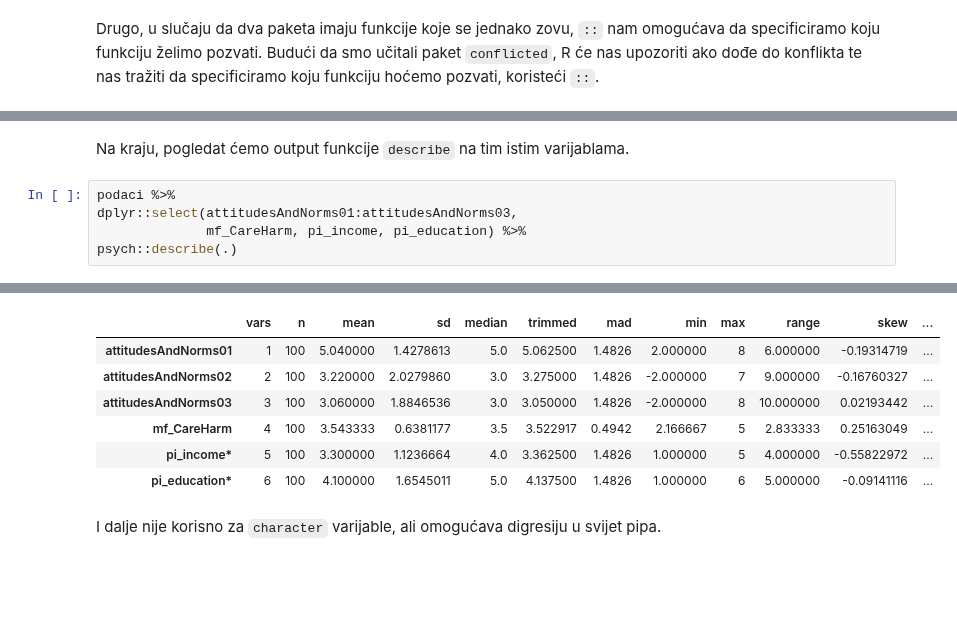
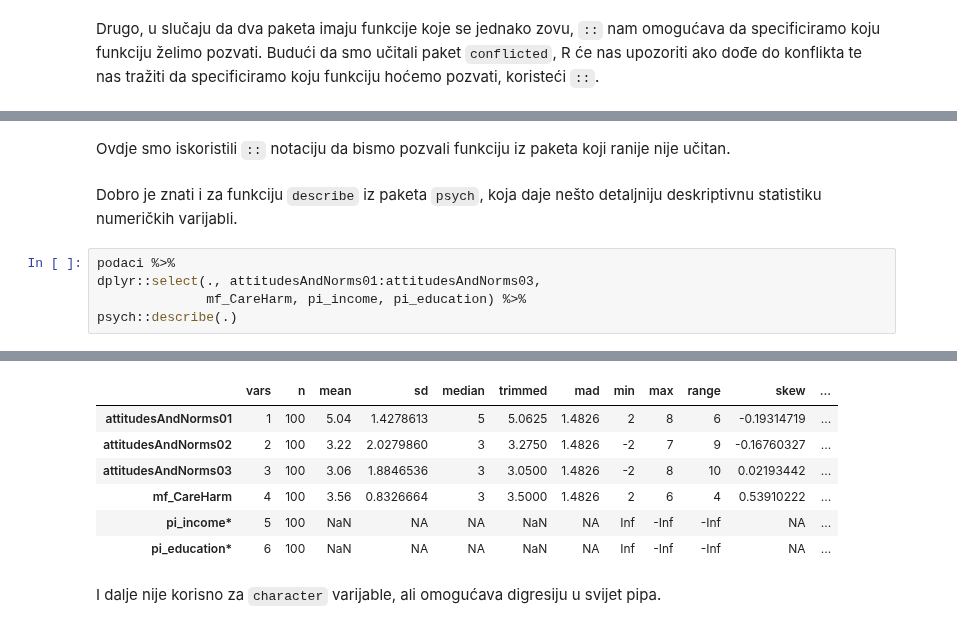
Before and after one commit to vdeni/rdionica, a Jupyter notebook: jupyter-notebook/priprema_podaci_upitnik.ipynb, the cells around one changed output, grey strips where cells are left out. Saved outputs shown, nothing was run; the diff lists cells and outputs as text; blank space fills up the shorter version.

```diff
--- a/jupyter-notebook/priprema_podaci_upitnik.ipynb
+++ b/jupyter-notebook/priprema_podaci_upitnik.ipynb
@@ -214,8 +236,10 @@ Skim summary statistics
-# %% [markdown]
-Na kraju, pogledat ćemo output funkcije `describe` na tim istim varijablama.
+# %% [markdown]
+Ovdje smo iskoristili `::` notaciju da bismo pozvali funkciju iz paketa koji ranije nije učitan.
+# %% [markdown]
+Dobro je znati i za funkciju `describe` iz paketa `psych`, koja daje nešto detaljniju deskriptivnu statistiku numeričkih varijabli.
 # %%
 podaci %>%
-dplyr::select(attitudesAndNorms01:attitudesAndNorms03,
+dplyr::select(., attitudesAndNorms01:attitudesAndNorms03,
               mf_CareHarm, pi_income, pi_education) %>%
 psych::describe(.)
 # %% [output]
@@ -222,10 +253,10 @@ psych::describe(.)
 |  | vars | n | mean | sd | median | trimmed | mad | min | max | range | skew | ... |
-| attitudesAndNorms01 | 1 | 100 | 5.040000 | 1.4278613 | 5.0 | 5.062500 | 1.4826 | 2.000000 | 8 | 6.000000 | -0.19314719 | ... |
-| attitudesAndNorms02 | 2 | 100 | 3.220000 | 2.0279860 | 3.0 | 3.275000 | 1.4826 | -2.000000 | 7 | 9.000000 | -0.16760327 | ... |
-| attitudesAndNorms03 | 3 | 100 | 3.060000 | 1.8846536 | 3.0 | 3.050000 | 1.4826 | -2.000000 | 8 | 10.000000 | 0.02193442 | ... |
-| mf_CareHarm | 4 | 100 | 3.543333 | 0.6381177 | 3.5 | 3.522917 | 0.4942 | 2.166667 | 5 | 2.833333 | 0.25163049 | ... |
-| pi_income* | 5 | 100 | 3.300000 | 1.1236664 | 4.0 | 3.362500 | 1.4826 | 1.000000 | 5 | 4.000000 | -0.55822972 | ... |
-| pi_education* | 6 | 100 | 4.100000 | 1.6545011 | 5.0 | 4.137500 | 1.4826 | 1.000000 | 6 | 5.000000 | -0.09141116 | ... |
+| attitudesAndNorms01 | 1 | 100 | 5.04 | 1.4278613 | 5 | 5.0625 | 1.4826 | 2 | 8 | 6 | -0.19314719 | ... |
+| attitudesAndNorms02 | 2 | 100 | 3.22 | 2.0279860 | 3 | 3.2750 | 1.4826 | -2 | 7 | 9 | -0.16760327 | ... |
+| attitudesAndNorms03 | 3 | 100 | 3.06 | 1.8846536 | 3 | 3.0500 | 1.4826 | -2 | 8 | 10 | 0.02193442 | ... |
+| mf_CareHarm | 4 | 100 | 3.56 | 0.8326664 | 3 | 3.5000 | 1.4826 | 2 | 6 | 4 | 0.53910222 | ... |
+| pi_income* | 5 | 100 | NaN | NA | NA | NaN | NA | Inf | -Inf | -Inf | NA | ... |
+| pi_education* | 6 | 100 | NaN | NA | NA | NaN | NA | Inf | -Inf | -Inf | NA | ... |
 # %% [markdown]
 I dalje nije korisno za `character` varijable, ali omogućava digresiju u svijet pipa.
 # %% [markdown]
```
Also changed, not shown: parts of 79 cells of this notebook.
